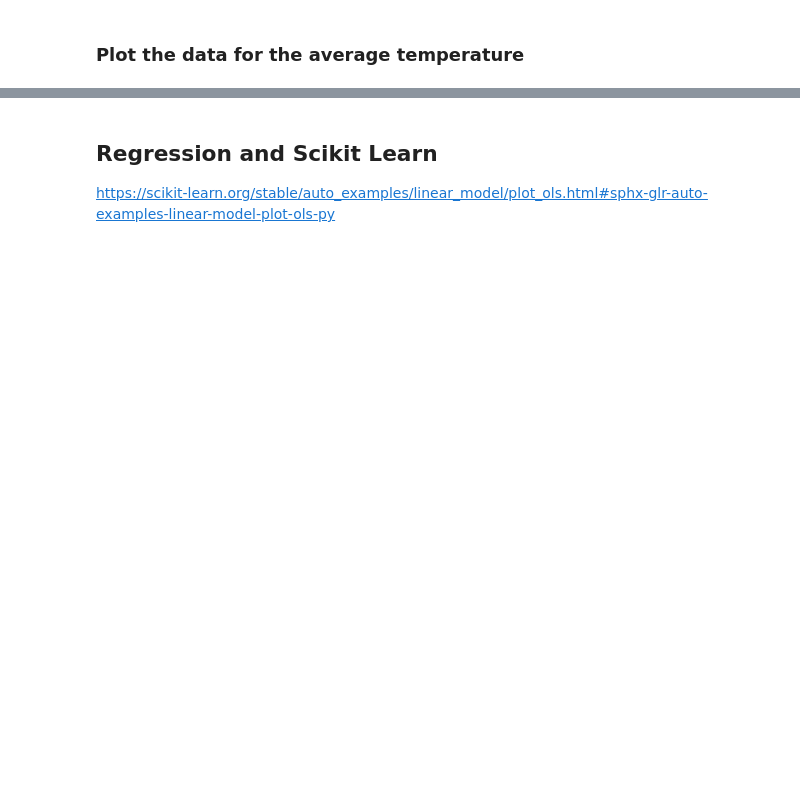
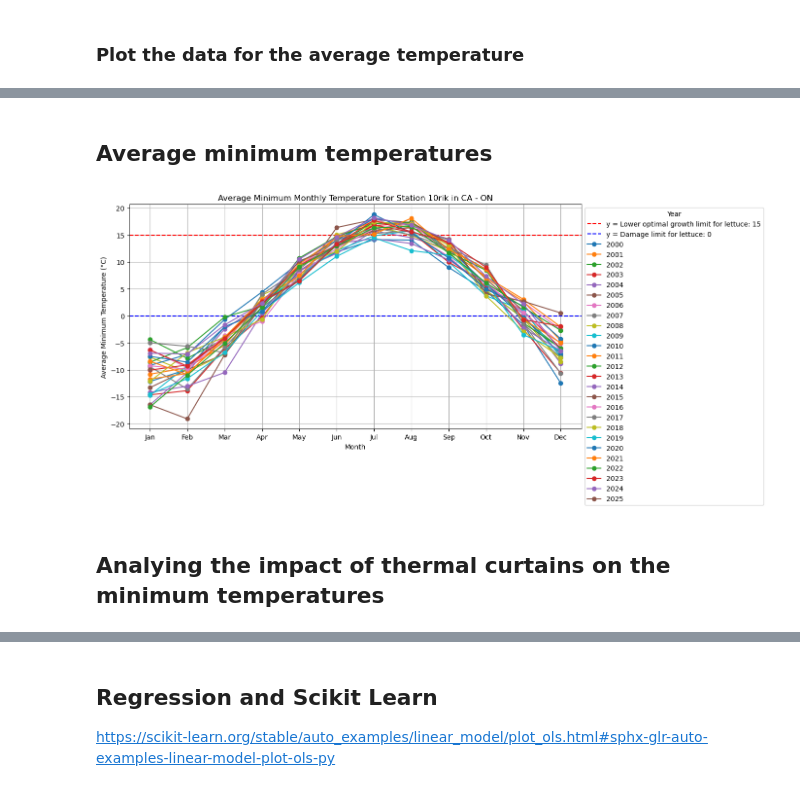
Before and after one commit to kknb1982/pfda, a Jupyter notebook: project/weather_suitability.ipynb, the cells around one changed output, grey strips where cells are left out. Drawn from its saved outputs; the diff is of its cells as text; code cells hidden in the pictures; blank space fills up the shorter version.

```diff
--- a/project/weather_suitability.ipynb
+++ b/project/weather_suitability.ipynb
@@ -534,26 +589,27 @@ plt.show()
+# %% [markdown]
+## Average minimum temperatures
 # %%
-# Step 3: Group by year and month, then calculate the average temperature for each month
-df = df.dropna(subset=["tmax"])  # Remove rows with missing average temperature
-monthly_avg = df.groupby(["year", "month"])["tmax"].mean().reset_index()
+# Group by year and month, then calculate the minimum average temperature for each month
+min_monthly_avg = df.groupby(["year", "month"])["min_temp"].mean().reset_index()
 
-# Step 4: Plot the data
+# Plot the data
 plt.figure(figsize=(12, 6))
-years = monthly_avg["year"].unique()
+years = min_monthly_avg["year"].unique()
 
+# Draw a horizontal line at y_value
+plt.axhline(y=lettuce_range1, color='r', linestyle='--', label=f'y = Lower optimal growth limit for lettuce: {lettuce_range1}')
+plt.axhline(y=lettuce_min, color='b', linestyle='--', label=f'y = Damage limit for lettuce: {lettuce_min}')
 for year in years:
     year_data = monthly_avg[monthly_avg["year"] == year]
-    plt.plot(year_data["month"], year_data["tmax"], marker="o", label=str(year))
+    plt.plot(year_data["month"], year_data["min_temp"], marker="o", label=str(year))
 
 
-# Add horizontal lines at 23°C and 15°C
-plt.axhline(y=23, color='red', linestyle='--', linewidth=1, label='23°C')
-plt.axhline(y=15, color='blue', linestyle='--', linewidth=1, label='15°C')
-
-
-plt.title("Maximum Monthly Temperature")
+plt.title(f"Average Minimum Monthly Temperature for Station {chosenstation} in {chosencountry} - {chosenregion}")
 plt.xlabel("Month")
-plt.ylabel("Maximum Monthly Temperature (°C)")
+plt.ylabel("Average Minimum Temperature (°C)")
 plt.xticks(range(1, 13), ["Jan", "Feb", "Mar", "Apr", "May", "Jun", "Jul", "Aug", "Sep", "Oct", "Nov", "Dec"])
-plt.legend(title="Year", loc="upper left")
+plt.legend(title="Year", loc="best", bbox_to_anchor=(1, 1))
 plt.grid(True)
 plt.show()
+# %% [output]
+[figure, added]
@@ -562,0 +616,2 @@ plt.show()
+# %% [markdown]
+## Analying the impact of thermal curtains on the minimum temperatures
```
Also changed, not shown: parts of 30 cells of this notebook, 1 other file.
